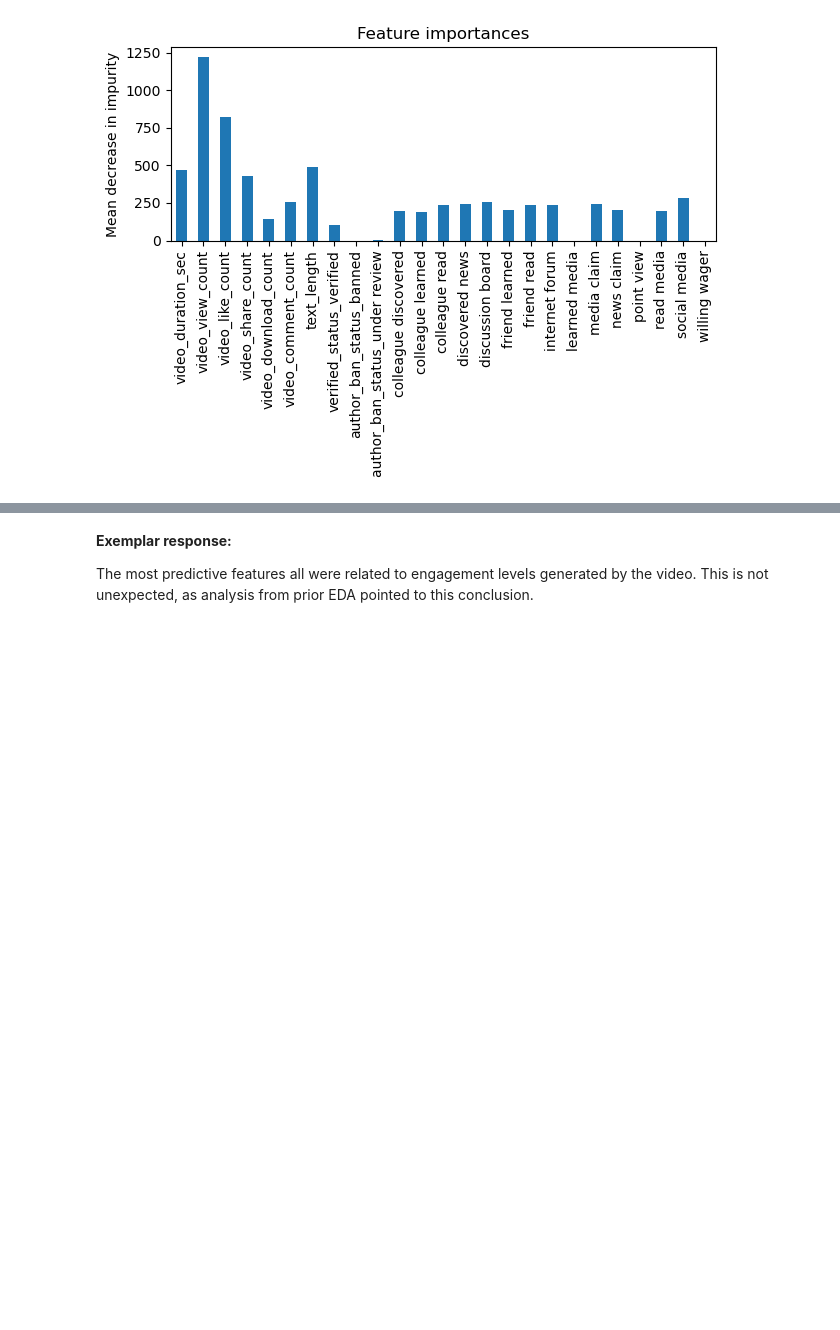
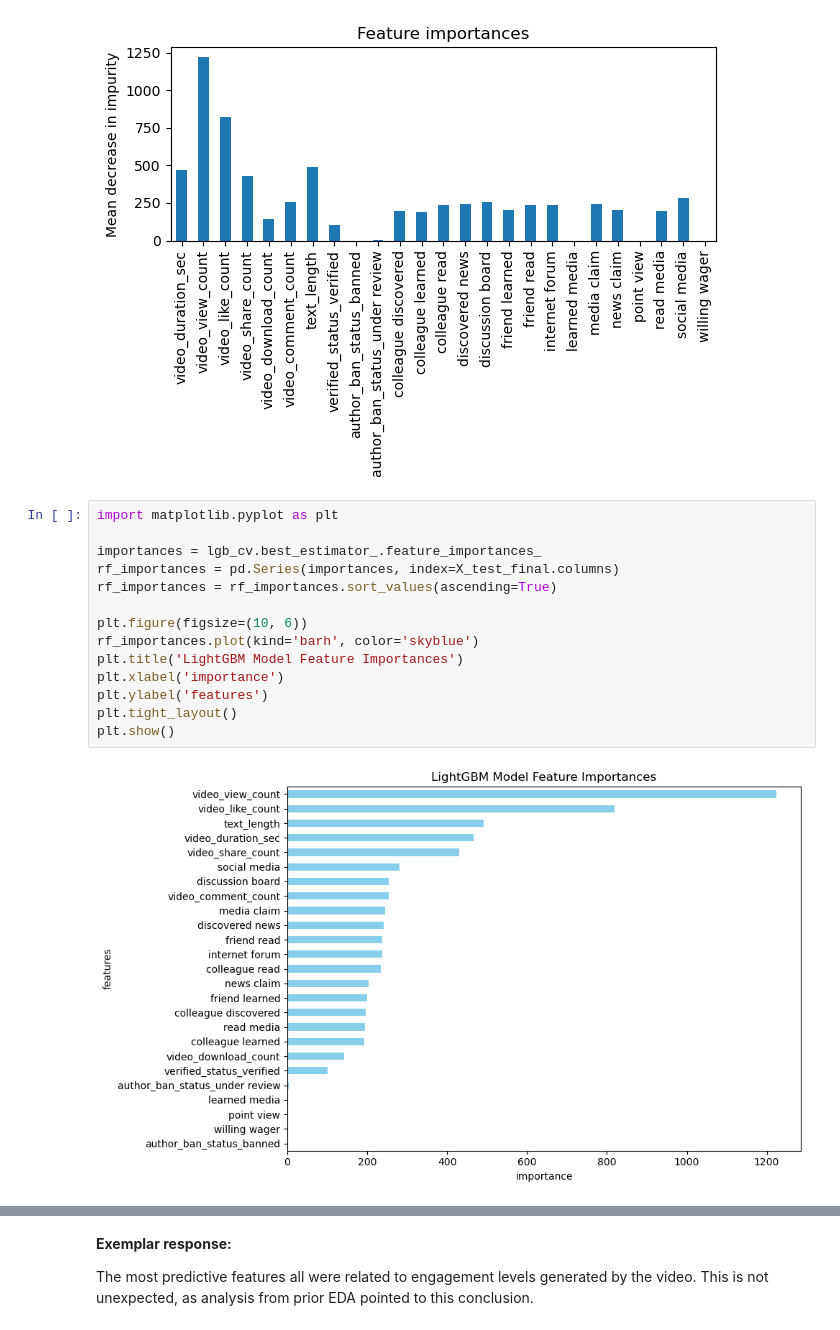
Before and after one commit to SIRIMIMI24/ds-tiktok-project, a Jupyter notebook: Model/Project_TikTok_Lab.ipynb, the cells around one changed output, grey strips where cells are left out. Saved outputs shown, nothing was run; the diff lists cells and outputs as text; blank space fills up the shorter version.

Commit message:
Update model files, documentation, and README

```diff
--- a/Model/Project_TikTok_Lab.ipynb
+++ b/Model/Project_TikTok_Lab.ipynb
@@ -891,3 +891,19 @@ ax.set_ylabel('Mean decrease in impurity')
 fig.tight_layout()
 # %% [output]
 [figure]
+# %%
+import matplotlib.pyplot as plt
+
+importances = lgb_cv.best_estimator_.feature_importances_
+rf_importances = pd.Series(importances, index=X_test_final.columns)
+rf_importances = rf_importances.sort_values(ascending=True)
+
+plt.figure(figsize=(10, 6))
+rf_importances.plot(kind='barh', color='skyblue')
+plt.title('LightGBM Model Feature Importances')
+plt.xlabel('importance')
+plt.ylabel('features')
+plt.tight_layout()
+plt.show()
+# %% [output]
+[figure, added]
```
Also changed, not shown: parts of 5 cells of this notebook, 3 other files.
